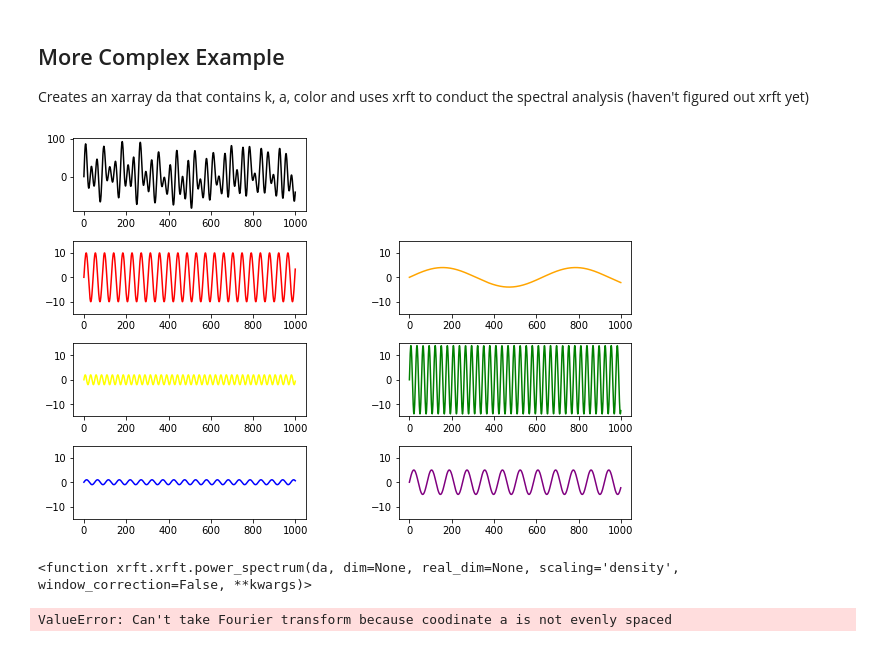
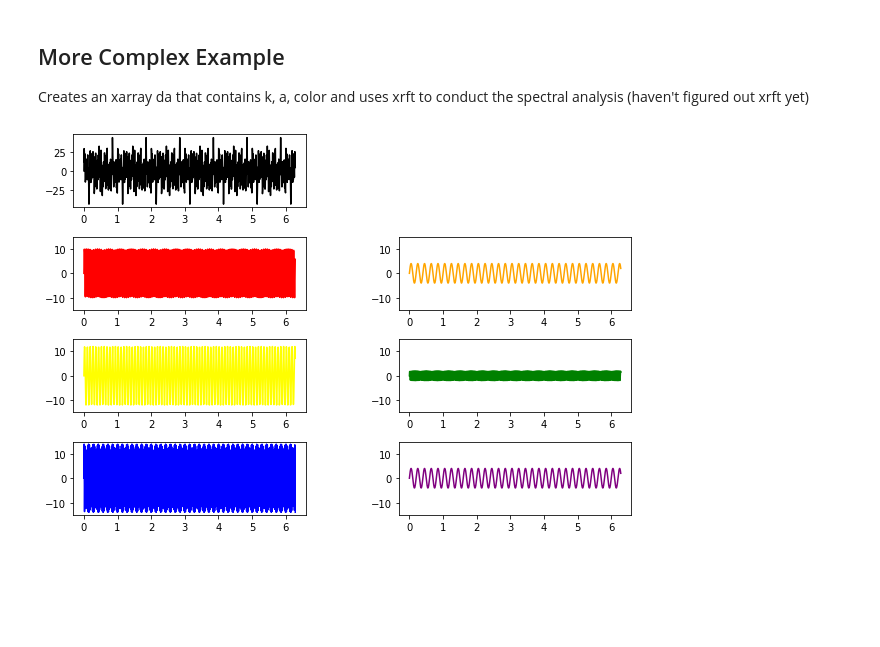
Before and after one commit to ocean-transport/argo-intern, a Jupyter notebook: spectral_examples.ipynb, the cells around one changed output. Drawn from its saved outputs; the diff is of its cells as text; code cells hidden in the pictures; blank space fills up the shorter version.

Commit message:
fixed xarray errors, after Dhruv meeting

```diff
--- a/spectral_examples.ipynb
+++ b/spectral_examples.ipynb
@@ -130,37 +130,33 @@ plt.ylim(0,15)
 Creates an xarray da that contains k, a, color and uses xrft to conduct the spectral analysis (haven't figured out xrft yet)
 # %%
 points = 1000
-x = np.arange(points)
+modes = 6
+x = np.linspace(0,2*np.pi,num=points)
 
 #define variables for plot color, amplitude and wavelength
 #define an empty list and function for y
 color_li = ['red','orange','yellow','green','blue','purple']
-a_li = np.random.randint(1,15,6)
-k_li = np.random.randint(10,300,6)
-y_li = []
-y_funct = 0
-
-#create an xarray data array that contains amplitude, wavenumber, and color
-da = xr.DataArray(dims=['a','k', 'color'], coords={'a':a_li, 'k':k_li, 'color':color_li})
+a_li = np.random.randint(1,15,modes)
+k_li = np.random.randint(1,40,modes)
+y_li = np.zeros((points,modes))
+y_funct = np.zeros((points,1))
 # %%
 plt.figure(figsize=(10,7))
 
 #define each sin function, add it to the empty list, and plot it
 for n in range(0,6):
-    y = np.sin(int(da.k[n])*(x/points))*int(da.a[n])
-    y_li.append(y)
+    y_li[:,n] = np.sin(int(k_li[n])*(x)*2*np.pi)*int(a_li[n])
 
     plt.subplot(4,2,n+3)
-    plt.plot(x,y, color=color_li[n])
+    plt.plot(x,y_li[:,n], color=color_li[n])
     plt.ylim(-15,15)
 
 #define the sum of all equations
-for y in y_li:
-    y_funct =y_funct + y
+y_funct = y_li.sum(axis=1)
 
 #plot the sum of all equations
 plt.subplot(4,2,1)
 plt.plot(x,y_funct, color='black')
 plt.subplots_adjust(wspace=0.4, hspace=0.4)
 # %% [output]
-[figure, old version]
+[figure, new version]
@@ -169,8 +162,0 @@ plt.subplots_adjust(wspace=0.4, hspace=0.4)
-# %%
-xrft.power_spectrum
-# %% [output]
-<function xrft.xrft.power_spectrum(da, dim=None, real_dim=None, scaling='density', window_correction=False, **kwargs)>
-# %%
-xrft.power_spectrum(da)
-# %% [output]
-ValueError: Can't take Fourier transform because coodinate a is not evenly spaced
```
Also changed, not shown: parts of 3 cells of this notebook.
